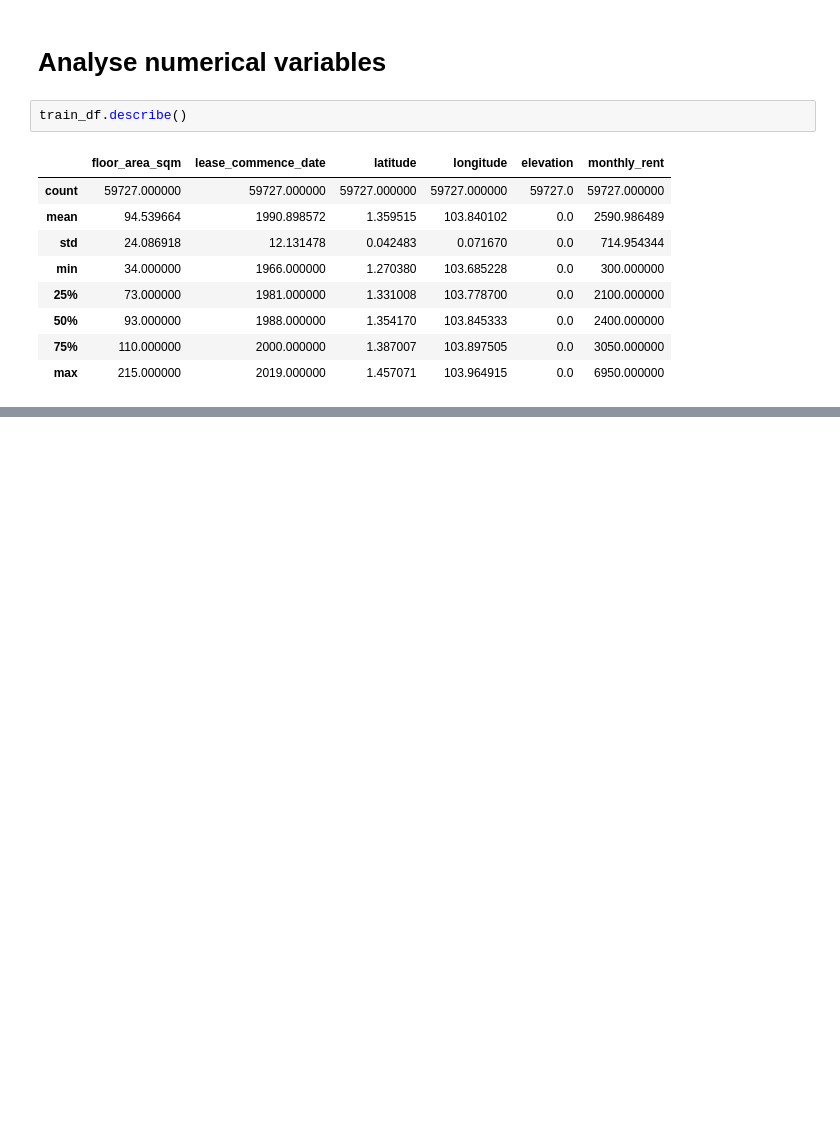
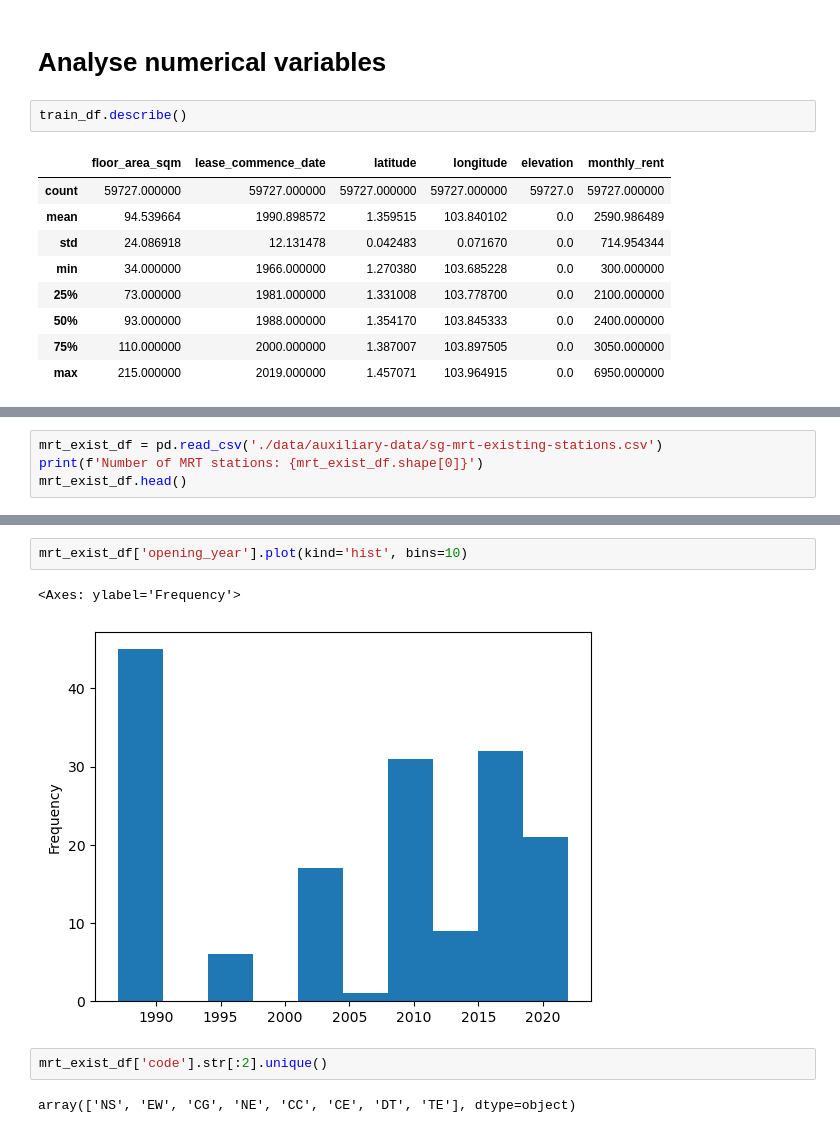
Before and after one commit to luchungi/CS5228, a Jupyter notebook: EDA.ipynb, the cells around one changed output, grey strips where cells are left out. Drawn from its saved outputs; the diff is of its cells as text; blank space fills up the shorter version.

```diff
--- a/EDA.ipynb
+++ b/EDA.ipynb
@@ -112,0 +98,4 @@ train_df['age_bin'].plot(kind='hist', bins=n_age_bins, figsize=(10, 5))
+# %%
+mrt_exist_df = pd.read_csv('./data/auxiliary-data/sg-mrt-existing-stations.csv')
+print(f'Number of MRT stations: {mrt_exist_df.shape[0]}')
+mrt_exist_df.head()
@@ -112,0 +110,9 @@ train_df['age_bin'].plot(kind='hist', bins=n_age_bins, figsize=(10, 5))
+# %%
+mrt_exist_df['opening_year'].plot(kind='hist', bins=10)
+# %% [output]
+<Axes: ylabel='Frequency'>
+[figure, added]
+# %%
+mrt_exist_df['code'].str[:2].unique()
+# %% [output]
+array(['NS', 'EW', 'CG', 'NE', 'CC', 'CE', 'DT', 'TE'], dtype=object)
```
Also changed, not shown: parts of 18 cells of this notebook, 4 other files.
